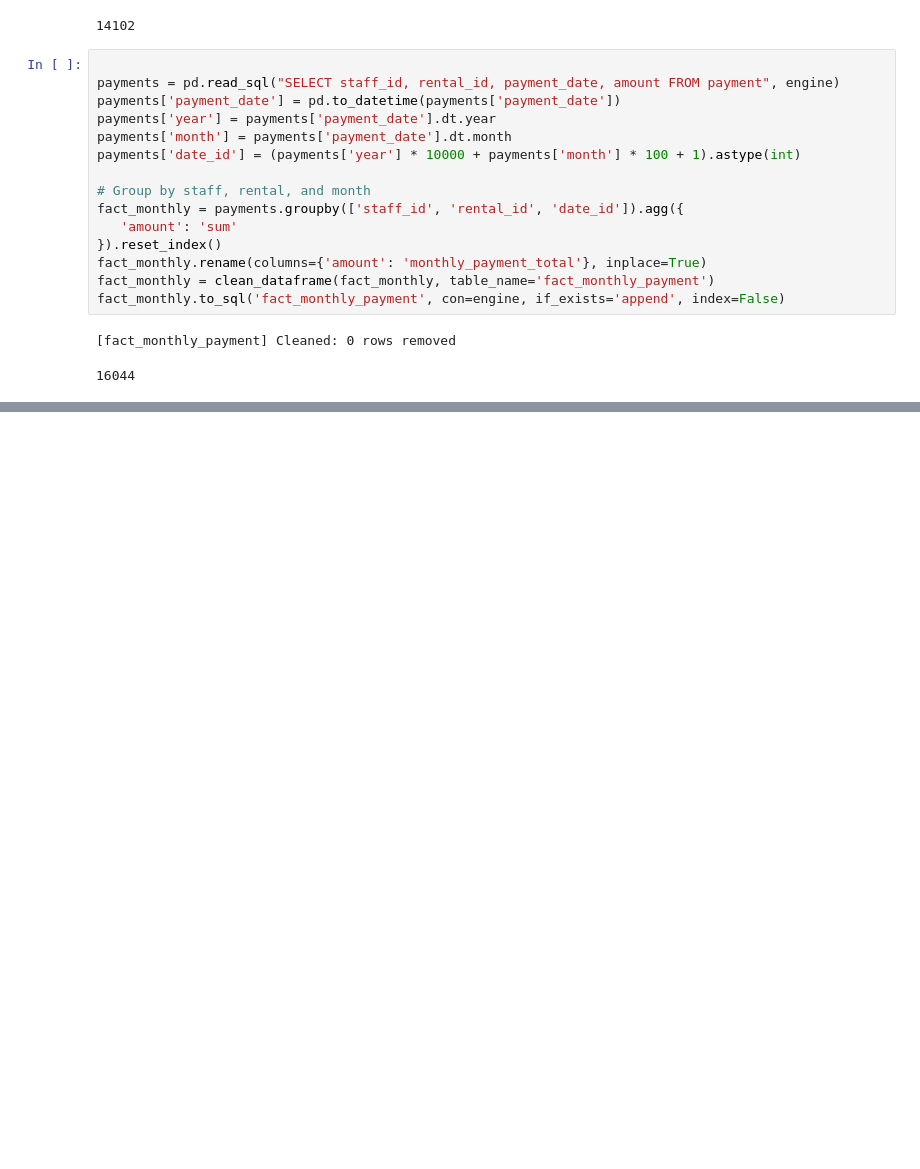
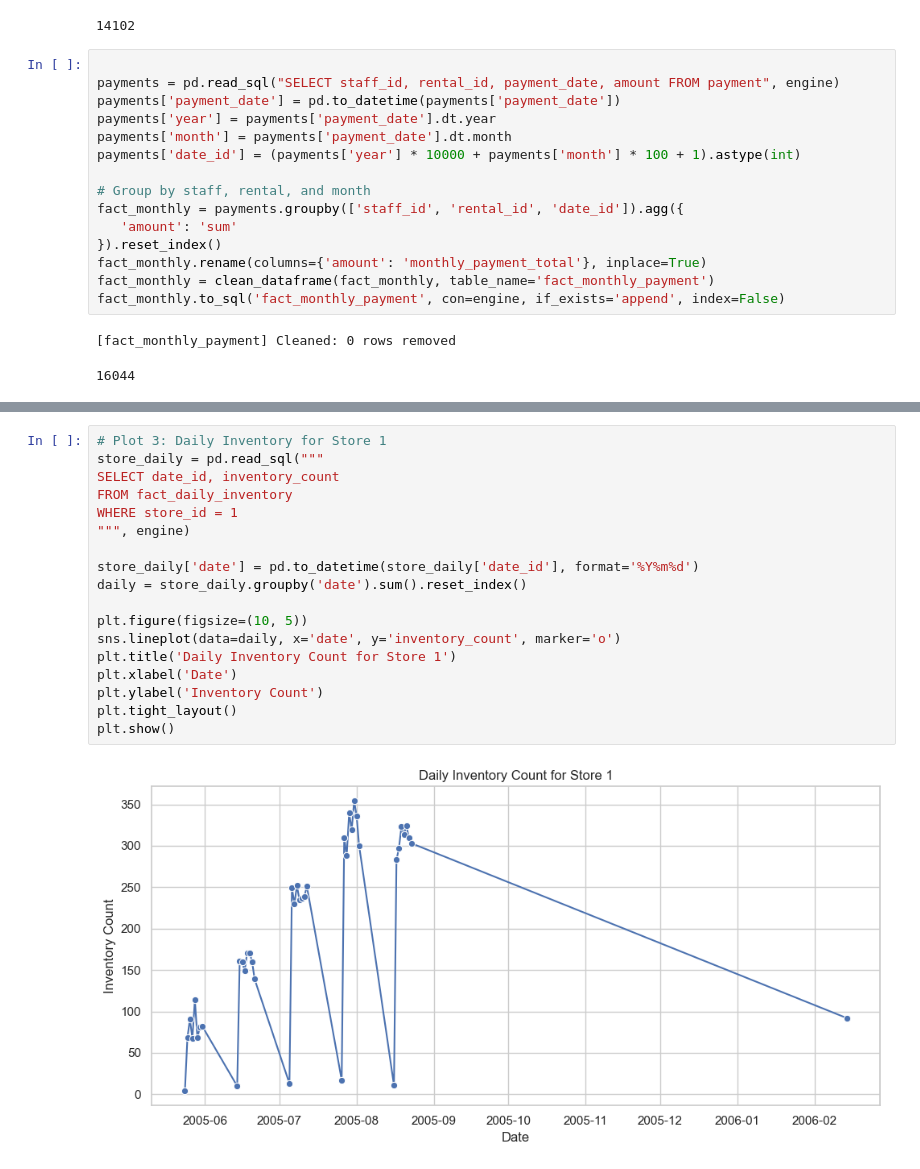
Before and after one commit to iistatiehh/FilmDataWareHouse, a Jupyter notebook: filmETLs.ipynb, the cells around one changed output, grey strips where cells are left out. Cells and saved outputs as stored; diff of their text form; blank space fills up the shorter version.

```diff
--- a/filmETLs.ipynb
+++ b/filmETLs.ipynb
@@ -164,0 +250,20 @@ fact_monthly.to_sql('fact_monthly_payment', con=engine, if_exists='append', inde
+# %%
+# Plot 3: Daily Inventory for Store 1
+store_daily = pd.read_sql("""
+SELECT date_id, inventory_count
+FROM fact_daily_inventory
+WHERE store_id = 1
+""", engine)
+
+store_daily['date'] = pd.to_datetime(store_daily['date_id'], format='%Y%m%d')
+daily = store_daily.groupby('date').sum().reset_index()
+
+plt.figure(figsize=(10, 5))
+sns.lineplot(data=daily, x='date', y='inventory_count', marker='o')
+plt.title('Daily Inventory Count for Store 1')
+plt.xlabel('Date')
+plt.ylabel('Inventory Count')
+plt.tight_layout()
+plt.show()
+# %% [output]
+[figure, added]
```
Also changed, not shown: parts of 5 cells of this notebook, 1 other file.
